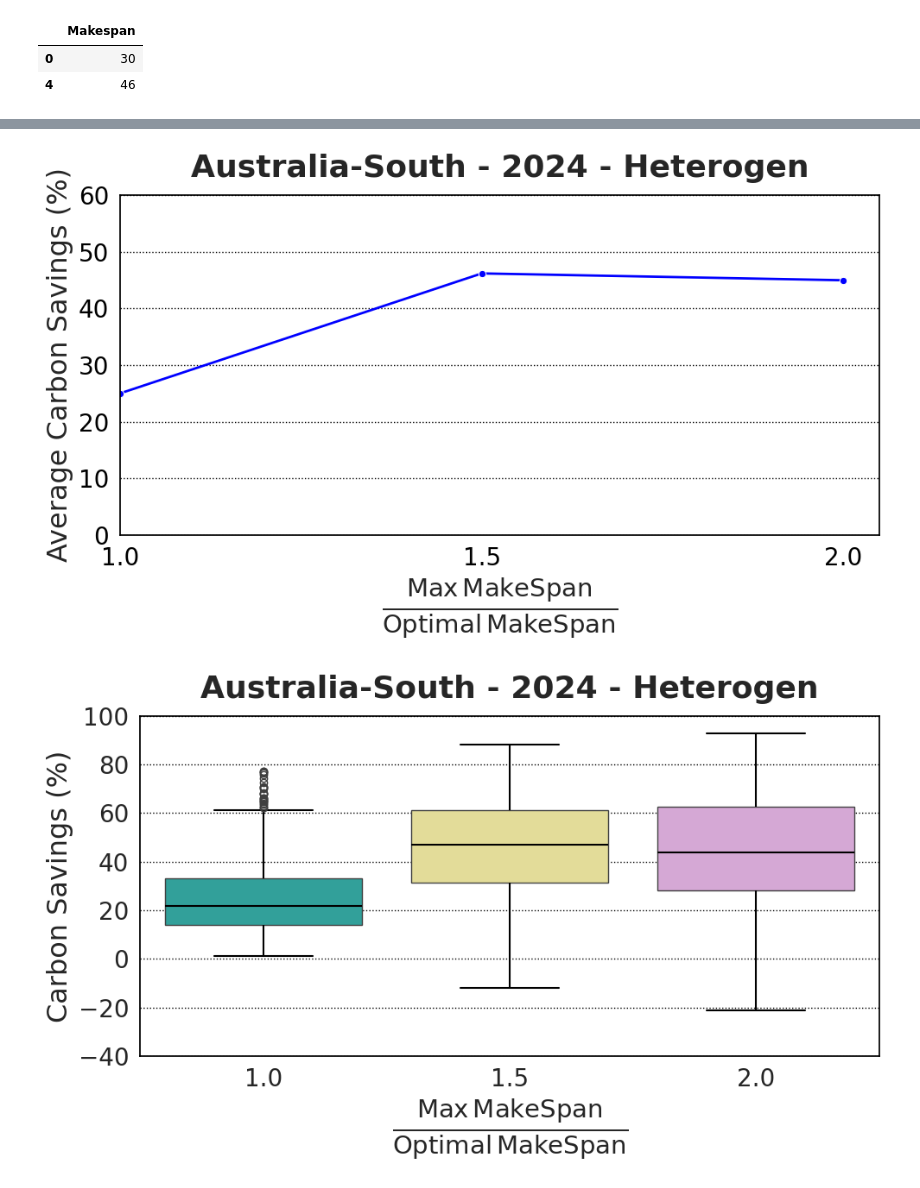
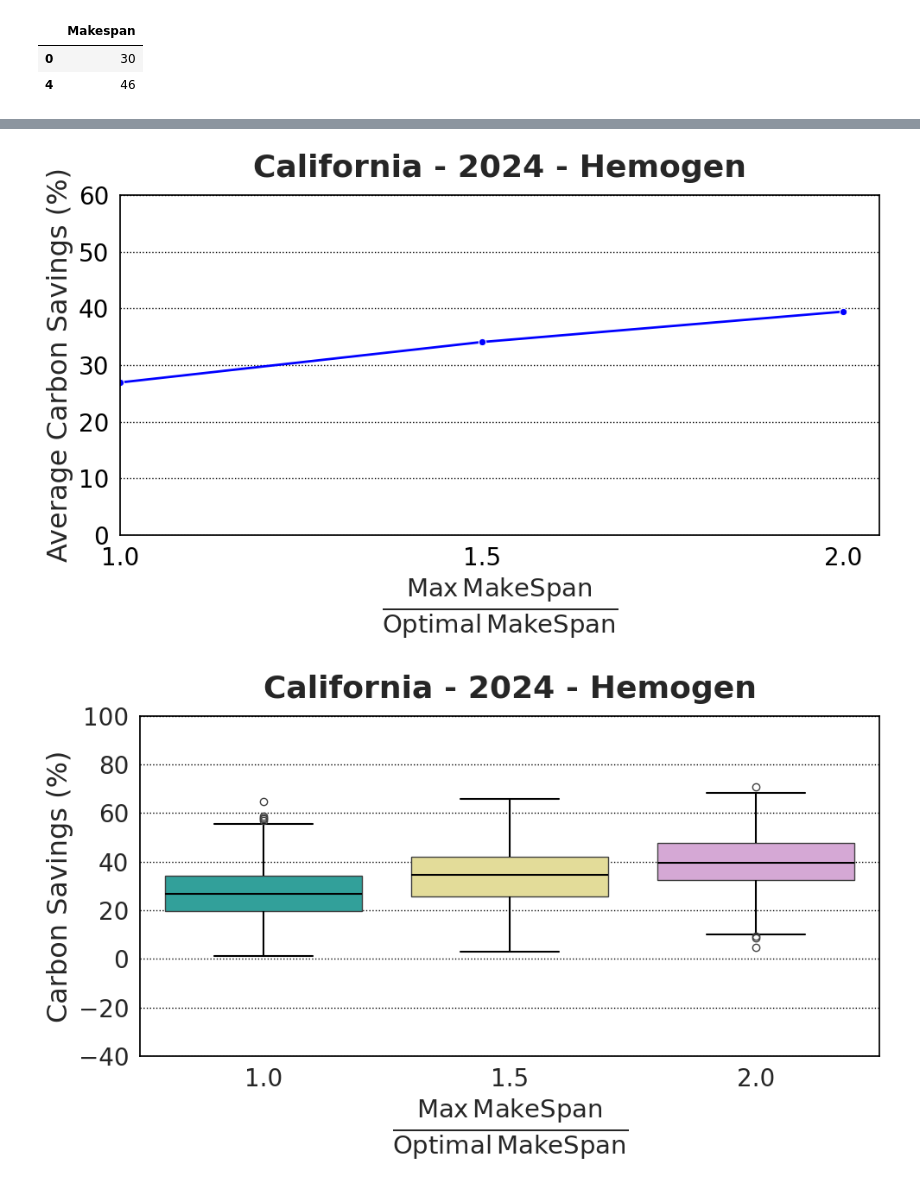
Before and after one commit to rbostandoust/GreenSys26-DAG, a Jupyter notebook: Plot/PlotCode.ipynb, the cells around one changed output, grey strips where cells are left out. Cells and saved outputs as stored; diff of their text form; code cells hidden in the pictures.

Commit message:
plots for homogeneous settings in california added!

```diff
--- a/Plot/PlotCode.ipynb
+++ b/Plot/PlotCode.ipynb
@@ -118,8 +120,10 @@ import matplotlib.pyplot as plt
 import seaborn as sns
 from matplotlib.ticker import MultipleLocator
 
-location = "Australia-South"
-folder_type = "Heterogen"
+location = "California"
+# location = "Australia-South"
+# folder_type = "Heterogen"
+folder_type = "Hemogen"
 save_fig = True
 
 # Seaborn & matplotlib styling
@@ -168,14 +172,16 @@ if save_fig:
     plt.savefig(f"./GeneralExp/{folder_type}/LinePlot-{location}.png", dpi=300, bbox_inches='tight')
 plt.show()
 # %% [output]
-[figure, old version]
+[figure, new version]
 # %%
 import matplotlib.pyplot as plt
 import seaborn as sns
 from matplotlib.ticker import MultipleLocator
 
-location = "Australia-South"
-folder_type = "Heterogen"
+location = "California"
+# location = "Australia-South"
+# folder_type = "Heterogen"
+folder_type = "Hemogen"
 save_fig = True
 # Setup
 sns.set(style="whitegrid", font="DejaVu Sans", rc={"mathtext.fontset": "dejavusans"})
@@ -203,31 +209,31 @@ ax.set_ylabel("Carbon Savings (%)", fontsize=23)
 
 # Axis ticks and limits
 ax.set_ylim(-40, 100)
 ax.tick_params(axis='x', labelsize=20, color='black')
 ax.tick_params(axis='y', labelsize=20, color='black')
 
 # Minor ticks
 ax.yaxis.set_minor_locator(MultipleLocator(2))
 ax.tick_params(axis='y', which='minor', direction='in', length=4, color='gray')
 
 # Grid & borders
 ax.grid(axis='x', visible=False)
 ax.grid(axis='y', which='major', color='black', linestyle=':', linewidth=1)
 for spine in ax.spines.values():
     spine.set_edgecolor('black')
 
 # Box edges and medians
 for i, patch in enumerate(ax.artists):
     patch.set_edgecolor("black")
     patch.set_linewidth(1.5)
     patch.set_facecolor(palette[i % len(palette)])
 for line in ax.lines:
     line.set_color("black")
     line.set_linewidth(1.5)
 ax.set_title(f"{location} - 2024 - {folder_type}", fontsize=26, fontweight="bold", pad=15)
 plt.tight_layout()
 if save_fig:
     plt.savefig(f"./GeneralExp/{folder_type}/BoxPlot-{location}.png", dpi=300, bbox_inches='tight')
 plt.show()
 # %% [output]
-[figure, old version]
+[figure, new version]
```
Also changed, not shown: parts of 6 cells of this notebook, 2 other files.
